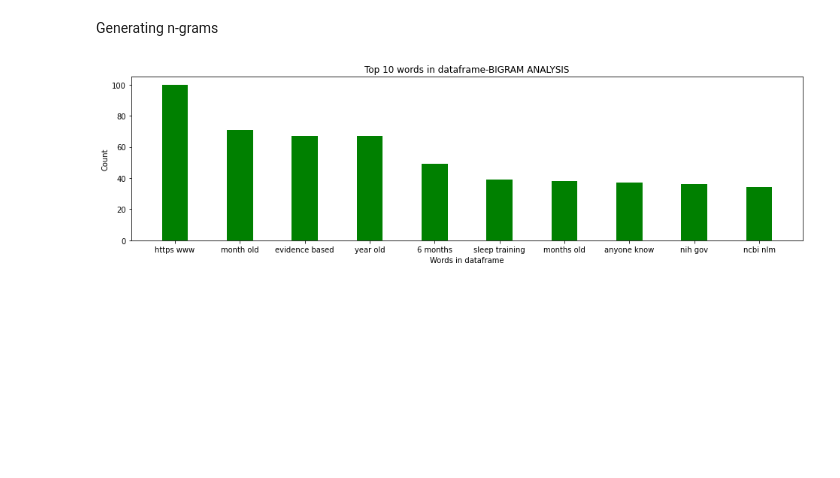
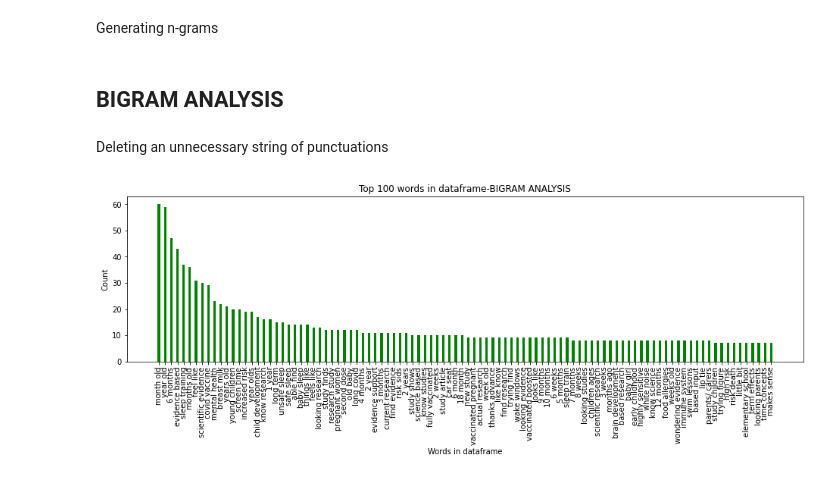
Before and after one commit to allisonhepworth/Reddit_Science_Parenting, a Jupyter notebook: code/preprocessing.ipynb, the cells around one changed output. Cells and saved outputs as stored; diff of their text form; code cells hidden in the pictures; blank space fills up the shorter version.

```diff
--- a/code/preprocessing.ipynb
+++ b/code/preprocessing.ipynb
@@ -175,7 +204,7 @@ wordcloud(all_words, 'white')
 Building WordCloud before Stemming and Lemmatization
 # %%
 words_list_1 = []
-for i in reddit_data['clean_title_content_noSW']:
+for i in reddit_data['clean_title_content']:
     for word in i:
         words_list_1.append(word)
 # %%
@@ -198,23 +227,35 @@ def generate_N_grams(text,ngram=1):
     temp=zip(*[words[i:] for i in range(0,ngram)])
     ans=[' '.join(ngram) for ngram in temp]
     return ans
+# %%
+words_1 = words_1.replace('austinthought.org/rnr','')
+words_1 = words_1.replace('`','')
+words_1 = words_1.replace("'",'')
+words_1 = words_1.replace('  ',' ')
+# %% [markdown]
+## BIGRAM ANALYSIS
 # %%
 word_count = defaultdict(int)
 for word in generate_N_grams(words_1,2):
     word_count[word] += 1
 # %%
 df_word_count = pd.DataFrame(sorted(word_count.items(),key=lambda x:x[1],reverse=True))
+# %% [markdown]
+Deleting an unnecessary string of punctuations
+# %%
+df_word_count.drop(df_word_count[(df_word_count[0] == "'' ``") | (df_word_count[0] == "`` ''")].index, inplace=True)
 # %%
-word=df_word_count[0][:10]
-count=df_word_count[1][:10]
+word=df_word_count[0][:100]
+count=df_word_count[1][:100]
 # %%
 plt.figure(1,figsize=(16,4))
 plt.bar(word,count, color ='green',
         width = 0.4)
 plt.xlabel("Words in dataframe")
 plt.ylabel("Count")
-plt.title("Top 10 words in dataframe-BIGRAM ANALYSIS")
+plt.title("Top 100 words in dataframe-BIGRAM ANALYSIS")
+plt.xticks(rotation = 90)
 plt.savefig("bigram_analysis.png")
 plt.show()
 # %% [output]
-[figure, old version]
+[figure, new version]
```
Also changed, not shown: parts of 32 cells of this notebook.
